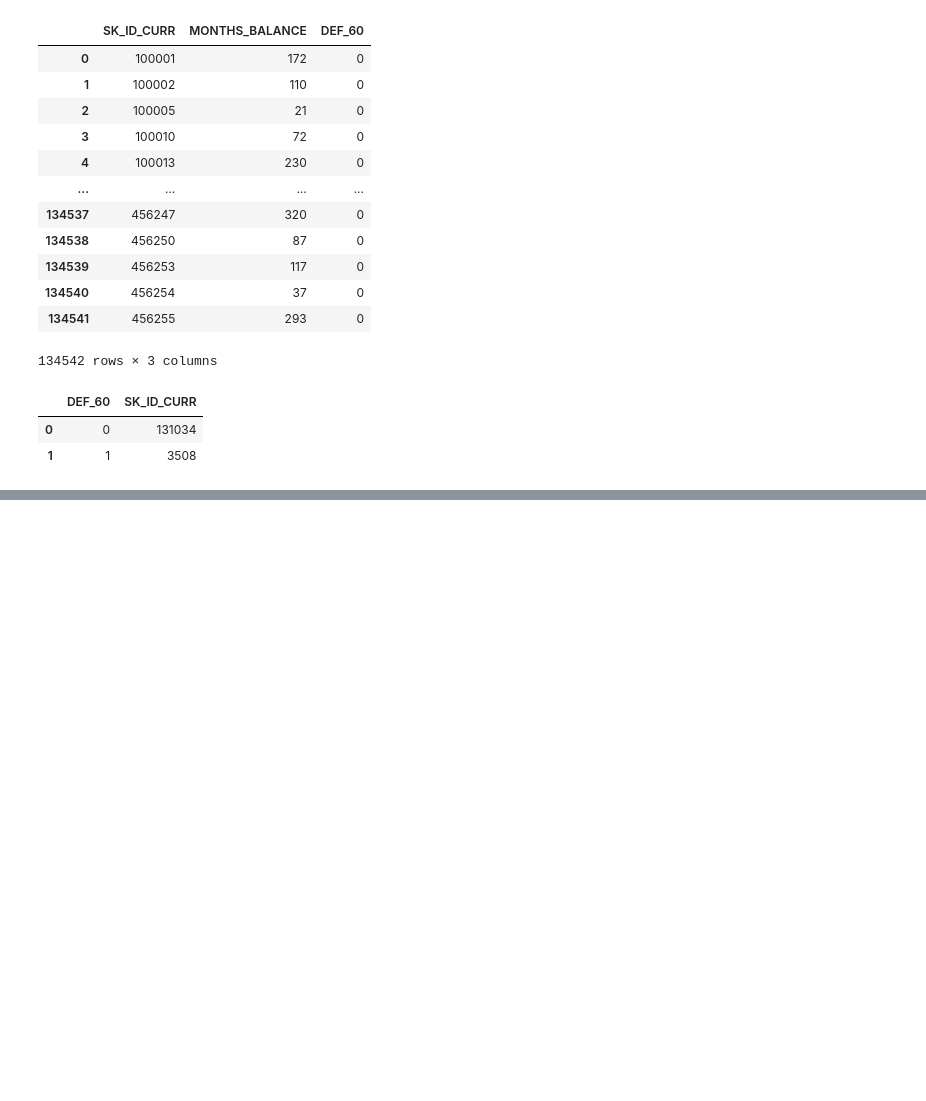
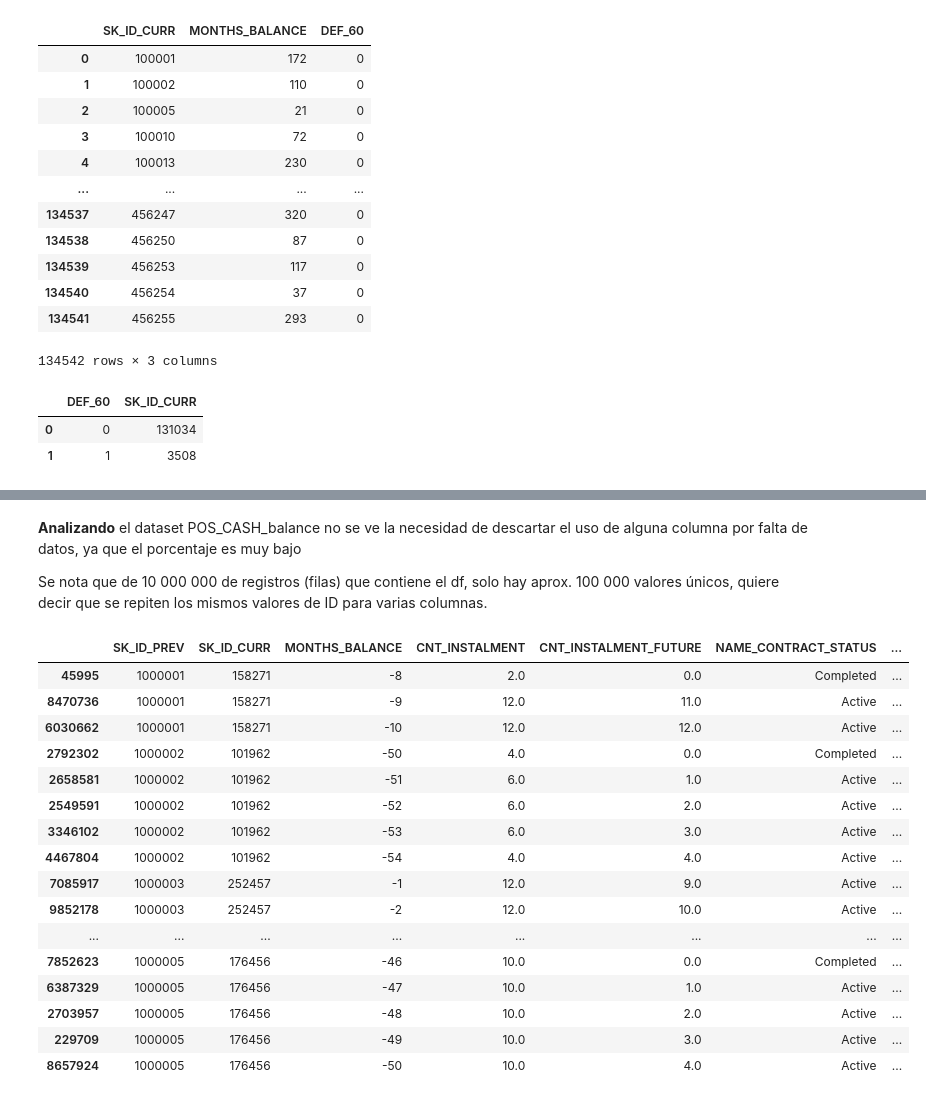
Before and after one commit to No-Country-simulation/c23-16-data, a Jupyter notebook: Home Credit Default Risk.ipynb, the cells around one changed output, grey strips where cells are left out. Cells and saved outputs as stored; diff of their text form; code cells hidden in the pictures; blank space fills up the shorter version.

```diff
--- a/Home Credit Default Risk.ipynb
+++ b/Home Credit Default Risk.ipynb
@@ -499,0 +871,26 @@ df_target.groupby(['DEF_60']).agg({'SK_ID_CURR':'count'}).reset_index()
+# %% [markdown]
+**Analizando** el dataset POS_CASH_balance no se ve la necesidad de descartar el uso de alguna columna por falta de datos, ya que el porcentaje es muy bajo
+
+Se nota que de 10 000 000 de registros (filas) que contiene el df, solo hay aprox. 100 000 valores únicos, quiere decir que se repiten los mismos valores de ID para varias columnas.
+# %%
+#ordenando el df según los valores DK_ID_PREV y MONTHS_BALANCE se ve la razón de la diferencia de cantidad de registros y valores únicos de ID
+POS_CASH_balance_df_sorted=POS_CASH_balance_df.sort_values(by=['SK_ID_PREV','MONTHS_BALANCE'], ascending=[True, False])
+POS_CASH_balance_df_sorted.head(25)
+# %% [output]
+|  | SK_ID_PREV | SK_ID_CURR | MONTHS_BALANCE | CNT_INSTALMENT | CNT_INSTALMENT_FUTURE | NAME_CONTRACT_STATUS | ... |
+| 45995 | 1000001 | 158271 | -8 | 2.0 | 0.0 | Completed | ... |
+| 8470736 | 1000001 | 158271 | -9 | 12.0 | 11.0 | Active | ... |
+| 6030662 | 1000001 | 158271 | -10 | 12.0 | 12.0 | Active | ... |
+| 2792302 | 1000002 | 101962 | -50 | 4.0 | 0.0 | Completed | ... |
+| 2658581 | 1000002 | 101962 | -51 | 6.0 | 1.0 | Active | ... |
+| 2549591 | 1000002 | 101962 | -52 | 6.0 | 2.0 | Active | ... |
+| 3346102 | 1000002 | 101962 | -53 | 6.0 | 3.0 | Active | ... |
+| 4467804 | 1000002 | 101962 | -54 | 4.0 | 4.0 | Active | ... |
+| 7085917 | 1000003 | 252457 | -1 | 12.0 | 9.0 | Active | ... |
+| 9852178 | 1000003 | 252457 | -2 | 12.0 | 10.0 | Active | ... |
+| ... | ... | ... | ... | ... | ... | ... | ... |
+| 7852623 | 1000005 | 176456 | -46 | 10.0 | 0.0 | Completed | ... |
+| 6387329 | 1000005 | 176456 | -47 | 10.0 | 1.0 | Active | ... |
+| 2703957 | 1000005 | 176456 | -48 | 10.0 | 2.0 | Active | ... |
+| 229709 | 1000005 | 176456 | -49 | 10.0 | 3.0 | Active | ... |
+| 8657924 | 1000005 | 176456 | -50 | 10.0 | 4.0 | Active | ... |
```
Also changed, not shown: parts of 57 cells of this notebook.
